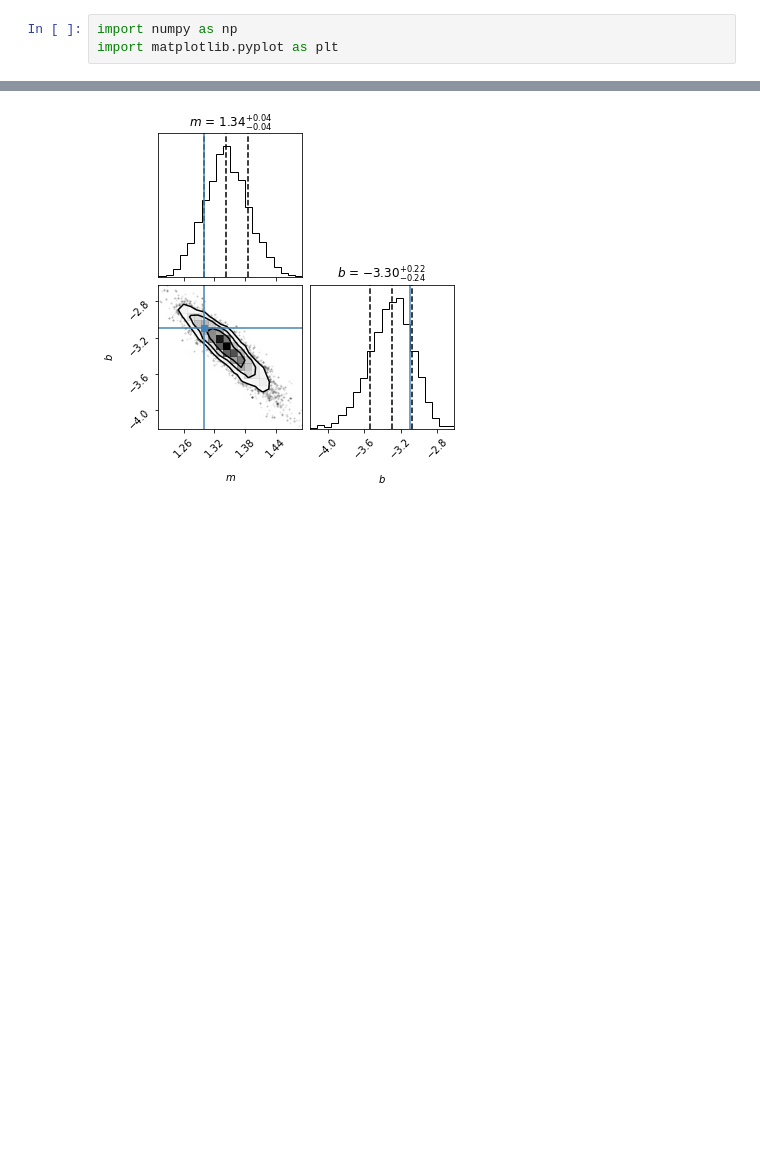
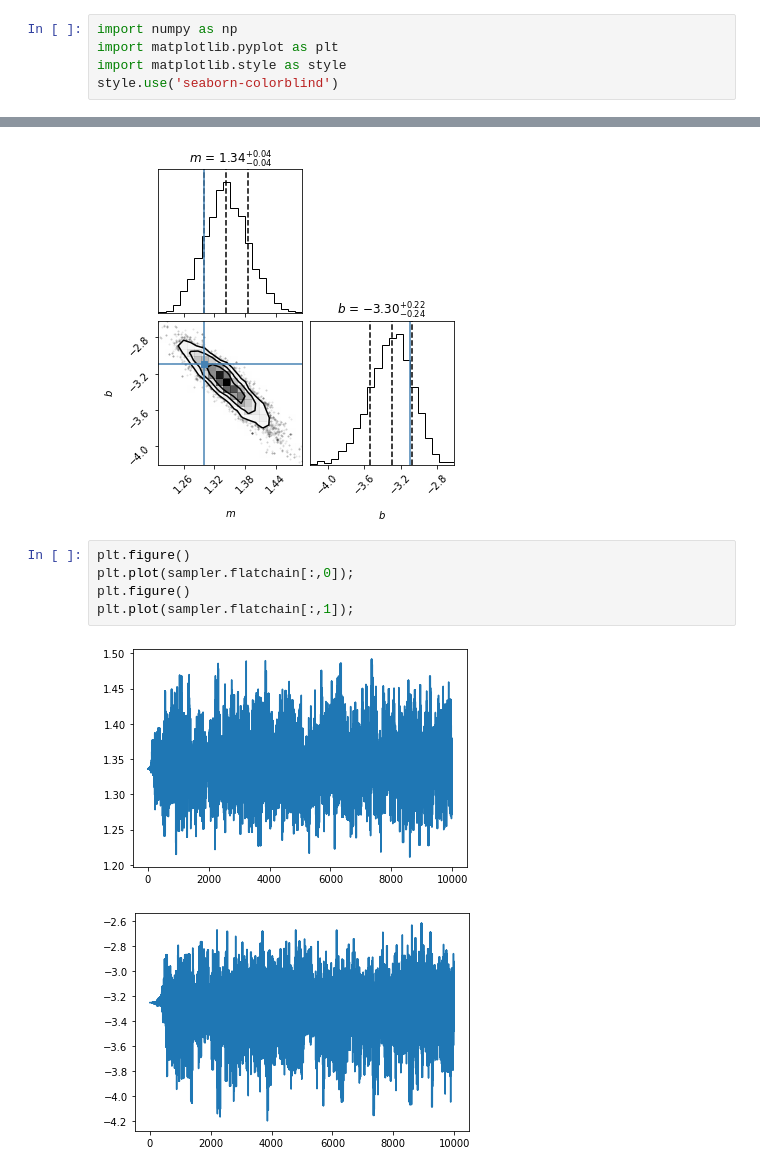
Before and after one commit to atalianb/BeePy2.0, a Jupyter notebook: MCMC_MH.ipynb, the cells around one changed output, grey strips where cells are left out. Saved outputs shown, nothing was run; the diff lists cells and outputs as text; blank space fills up the shorter version.

```diff
--- a/MCMC_MH.ipynb
+++ b/MCMC_MH.ipynb
@@ -3,6 +3,8 @@
 # %%
 import numpy as np
 import matplotlib.pyplot as plt
+import matplotlib.style as style
+style.use('seaborn-colorblind')
 # %%
 # Choose the "true" parameters.
 m_true = 1.3
@@ -331,3 +333,11 @@ fig = corner.corner(samples, labels=["$m$", "$b$"],truths=[m_true, b_true],
     show_titles=True,title_kwargs={"fontsize": 12})
 # %% [output]
 [figure]
+# %%
+plt.figure()
+plt.plot(sampler.flatchain[:,0]);
+plt.figure()
+plt.plot(sampler.flatchain[:,1]);
+# %% [output]
+[figure, added]
+[figure, added]
```
